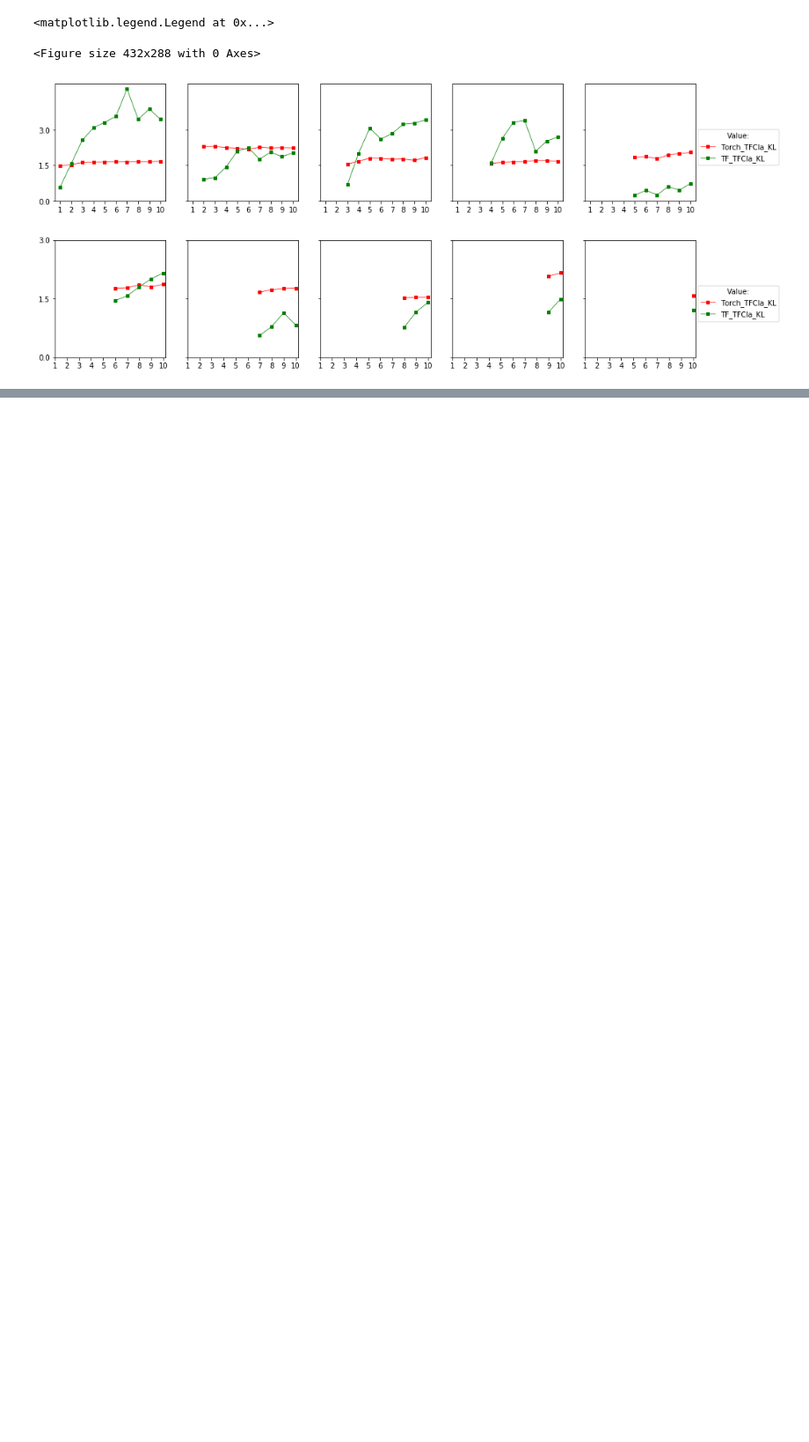
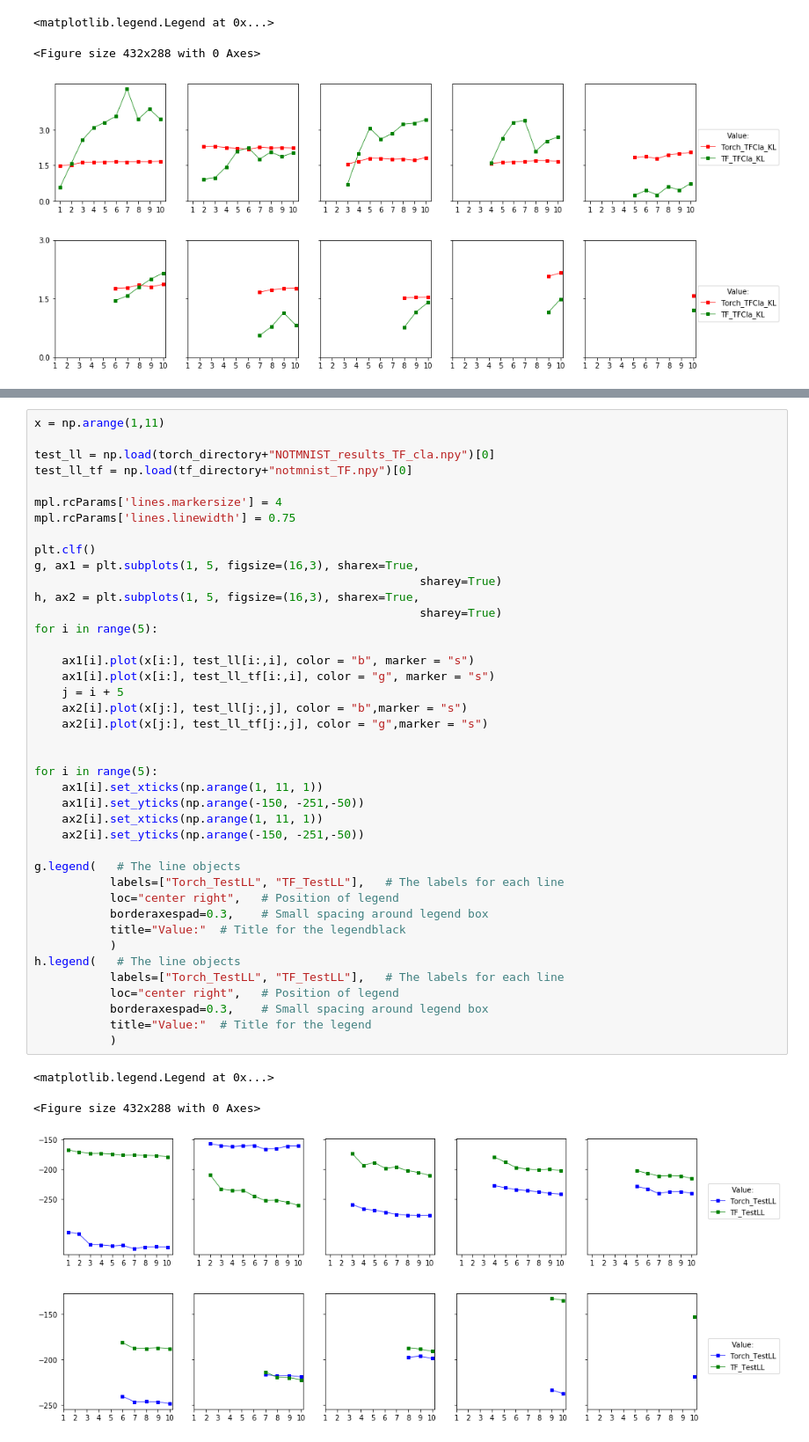
Before and after one commit to guyrom27/VariationalContinualLearning, a Jupyter notebook: Results.ipynb, the cells around one changed output, grey strips where cells are left out. Shown: that part at 88% size. Drawn from its saved outputs; the diff is of its cells as text; blank space fills up the shorter version.

Commit message:
Added result (ll and uncertainty) for TF and Torch code

```diff
--- a/Results.ipynb
+++ b/Results.ipynb
@@ -456,0 +459,46 @@ h.legend(   # The line objects
+# %%
+x = np.arange(1,11)
+
+test_ll = np.load(torch_directory+"NOTMNIST_results_TF_cla.npy")[0]
+test_ll_tf = np.load(tf_directory+"notmnist_TF.npy")[0]
+
+mpl.rcParams['lines.markersize'] = 4
+mpl.rcParams['lines.linewidth'] = 0.75
+
+plt.clf()
+g, ax1 = plt.subplots(1, 5, figsize=(16,3), sharex=True,
+                                                        sharey=True)
+h, ax2 = plt.subplots(1, 5, figsize=(16,3), sharex=True,
+                                                        sharey=True)
+for i in range(5):
+
+    ax1[i].plot(x[i:], test_ll[i:,i], color = "b", marker = "s")
+    ax1[i].plot(x[i:], test_ll_tf[i:,i], color = "g", marker = "s")
+    j = i + 5
+    ax2[i].plot(x[j:], test_ll[j:,j], color = "b",marker = "s")
+    ax2[i].plot(x[j:], test_ll_tf[j:,j], color = "g",marker = "s")
+
+
+for i in range(5):
+    ax1[i].set_xticks(np.arange(1, 11, 1))
+    ax1[i].set_yticks(np.arange(-150, -251,-50))
+    ax2[i].set_xticks(np.arange(1, 11, 1))
+    ax2[i].set_yticks(np.arange(-150, -251,-50))
+
+g.legend(   # The line objects
+           labels=["Torch_TestLL", "TF_TestLL"],   # The labels for each line
+           loc="center right",   # Position of legend
+           borderaxespad=0.3,    # Small spacing around legend box
+           title="Value:"  # Title for the legendblack
+           )
+h.legend(   # The line objects
+           labels=["Torch_TestLL", "TF_TestLL"],   # The labels for each line
+           loc="center right",   # Position of legend
+           borderaxespad=0.3,    # Small spacing around legend box
+           title="Value:"  # Title for the legend
+           )
+# %% [output]
+<matplotlib.legend.Legend at 0x...>
+<Figure size 432x288 with 0 Axes>
+[figure, added]
+[figure, added]
```
Also changed, not shown: parts of 3 cells of this notebook, 7 other files.
